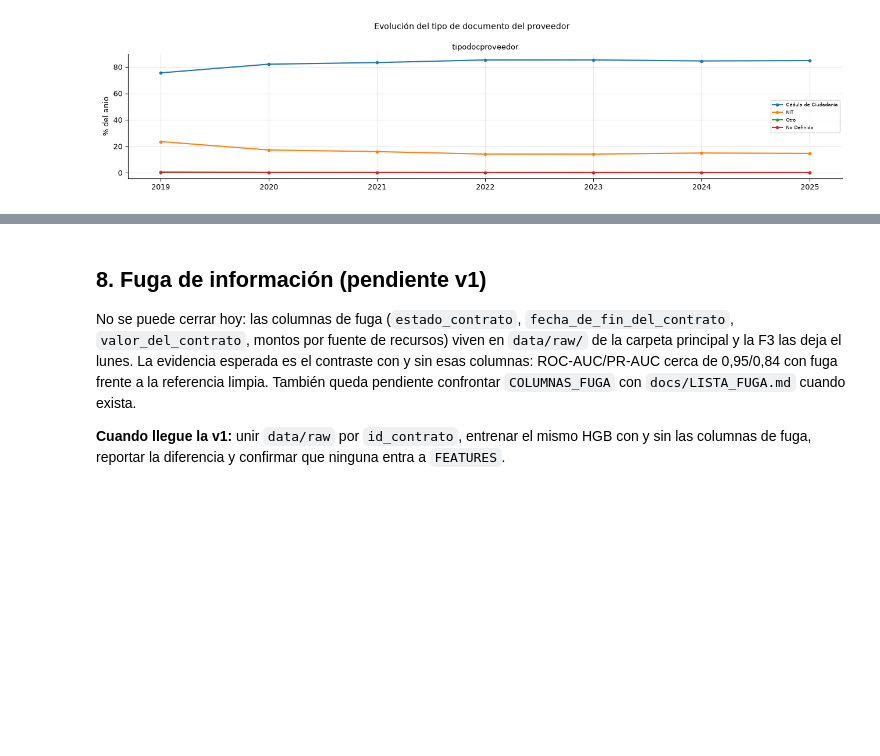
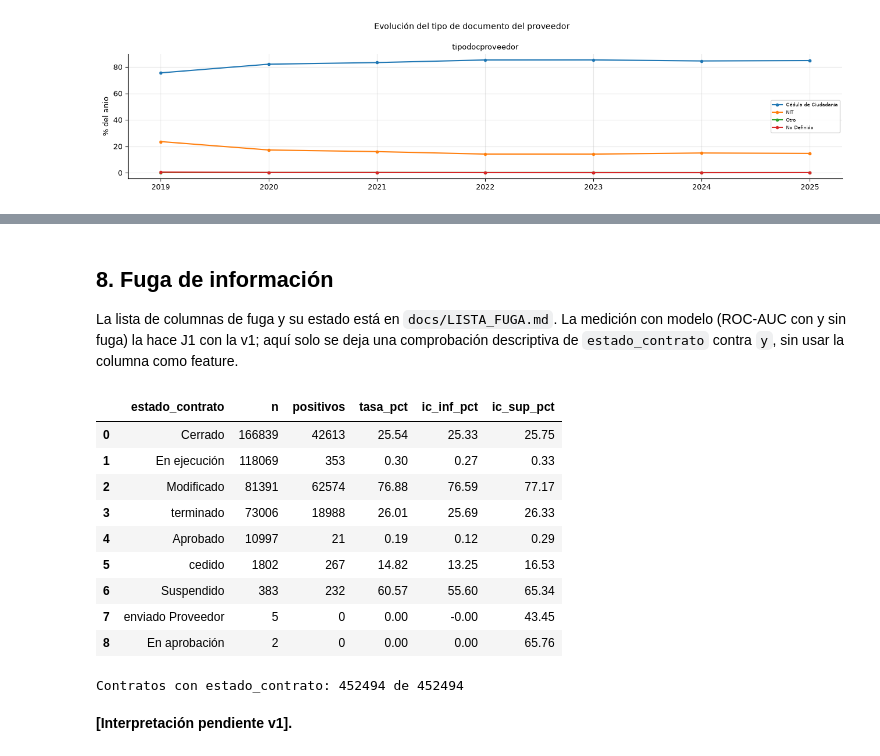
Before and after one commit to kepabonsaeafit/fundamentos-aa-2026, a Jupyter notebook: final-project/notebooks/03_eda.ipynb, the cells around one changed output, grey strips where cells are left out. Cells and saved outputs as stored; diff of their text form; code cells hidden in the pictures; blank space fills up the shorter version.

```diff
--- a/final-project/notebooks/03_eda.ipynb
+++ b/final-project/notebooks/03_eda.ipynb
@@ -784,9 +895,39 @@ plt.show()
 # %% [markdown]
-## 8. Fuga de información (pendiente v1)
+## 8. Fuga de información
 
-No se puede cerrar hoy: las columnas de fuga (`estado_contrato`, `fecha_de_fin_del_contrato`, `valor_del_contrato`, montos por fuente de recursos) viven en `data/raw/` de la carpeta principal y la F3 las deja el lunes. La evidencia esperada es el contraste con y sin esas columnas: ROC-AUC/PR-AUC cerca de 0,95/0,84 con fuga frente a la referencia limpia. También queda pendiente confrontar `COLUMNAS_FUGA` con `docs/LISTA_FUGA.md` cuando exista.
-
-**Cuando llegue la v1:** unir `data/raw` por `id_contrato`, entrenar el mismo HGB con y sin las columnas de fuga, reportar la diferencia y confirmar que ninguna entra a `FEATURES`.
+La lista de columnas de fuga y su estado está en `docs/LISTA_FUGA.md`. La medición con modelo (ROC-AUC con y sin fuga) la hace J1 con la v1; aquí solo se deja una comprobación descriptiva de `estado_contrato` contra `y`, sin usar la columna como feature.
+# %%
+# §8: lectura de solo lectura de estado_contrato; no se escribe nada.
+RUTA_RAW_CONTRATOS = Path(
+    r"C:\Users\kevineafit\OneDrive\Escritorio\SEM2026-2\ML\workshops\repositorio\fundamentos-aa-2026\final-project\data\raw\f2\contratos"
+)
+archivos_contratos = sorted(RUTA_RAW_CONTRATOS.rglob("*.parquet"))
+estado = pd.concat(
+    [pd.read_parquet(f, columns=["id_contrato", "estado_contrato"]) for f in archivos_contratos],
+    ignore_index=True,
+).drop_duplicates(subset="id_contrato")
+base_estado = base[["id_contrato", "y"]].merge(
+    estado, on="id_contrato", how="left", validate="one_to_one"
+)
+tabla_estado = eda.tasas_en_pct(
+    eda.tasa_por_grupo(base_estado, "estado_contrato")
+).round(2)
+display(tabla_estado.sort_values("n", ascending=False).reset_index(drop=True))
+print("Contratos con estado_contrato:", int(base_estado["estado_contrato"].notna().sum()), "de", len(base_estado))
+# %% [output]
+|  | estado_contrato | n | positivos | tasa_pct | ic_inf_pct | ic_sup_pct |
+| 0 | Cerrado | 166839 | 42613 | 25.54 | 25.33 | 25.75 |
+| 1 | En ejecución | 118069 | 353 | 0.30 | 0.27 | 0.33 |
+| 2 | Modificado | 81391 | 62574 | 76.88 | 76.59 | 77.17 |
+| 3 | terminado | 73006 | 18988 | 26.01 | 25.69 | 26.33 |
+| 4 | Aprobado | 10997 | 21 | 0.19 | 0.12 | 0.29 |
+| 5 | cedido | 1802 | 267 | 14.82 | 13.25 | 16.53 |
+| 6 | Suspendido | 383 | 232 | 60.57 | 55.60 | 65.34 |
+| 7 | enviado Proveedor | 5 | 0 | 0.00 | -0.00 | 43.45 |
+| 8 | En aprobación | 2 | 0 | 0.00 | 0.00 | 65.76 |
+Contratos con estado_contrato: 452494 de 452494
+# %% [markdown]
+**[Interpretación pendiente v1].**
 # %% [markdown]
 ## 9. Resumen de decisiones
 
```
Also changed, not shown: parts of 18 cells of this notebook.
